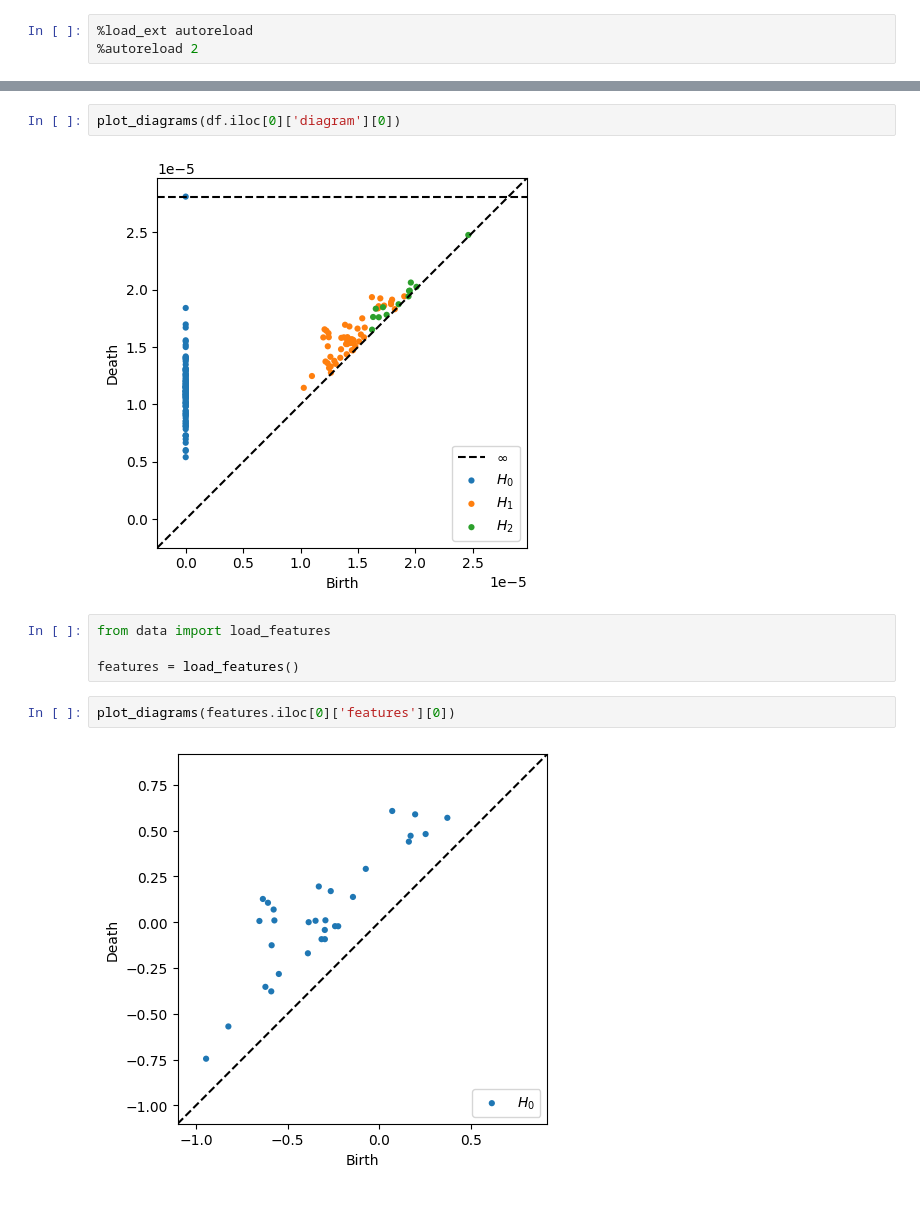
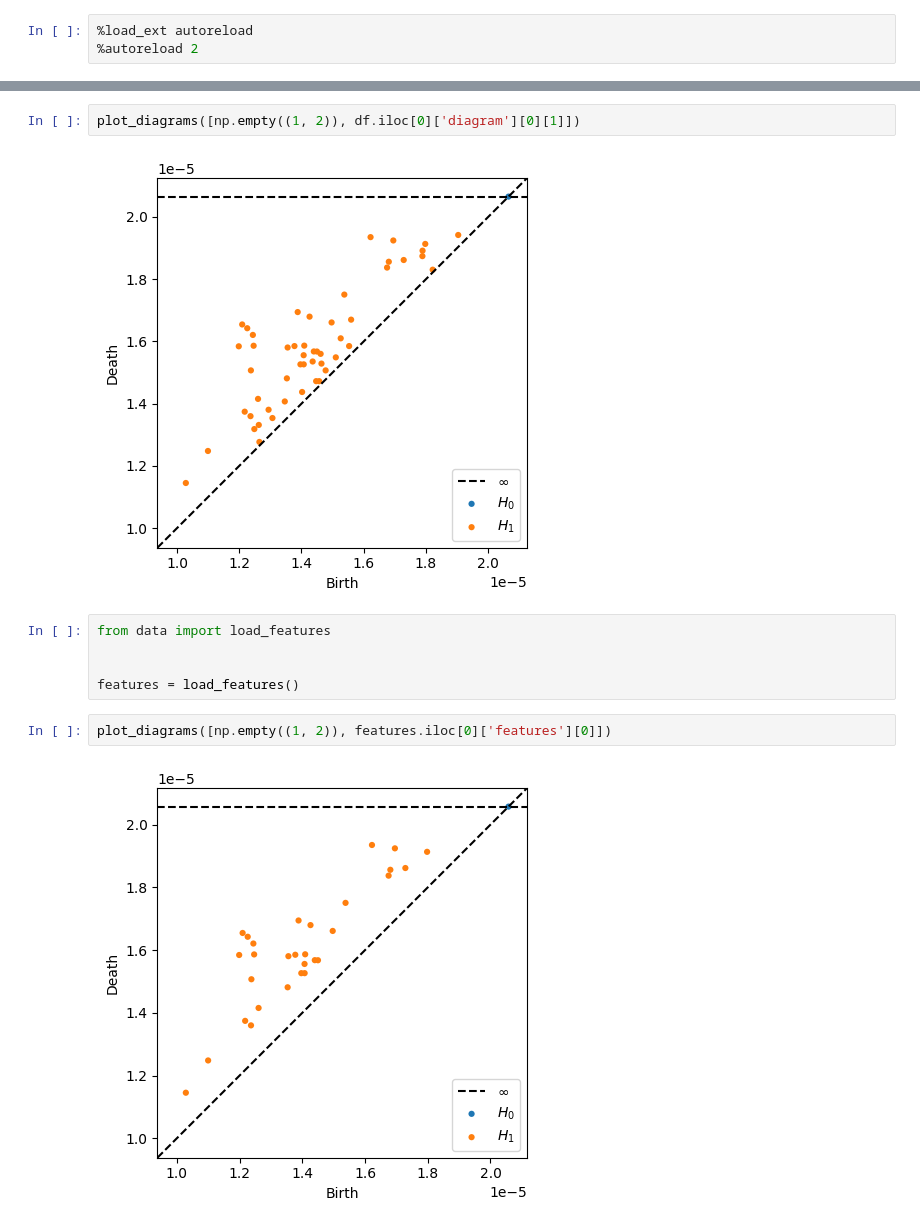
Before and after one commit to HCPS42/asmr-tda, a Jupyter notebook: src/research.ipynb, the cells around one changed output, grey strips where cells are left out. Saved outputs shown, nothing was run; the diff lists cells and outputs as text.

```diff
--- a/src/research.ipynb
+++ b/src/research.ipynb
@@ -48,13 +70,14 @@ from data import load_diagrams
 df = load_diagrams()
 # %%
-plot_diagrams(df.iloc[0]['diagram'][0])
+plot_diagrams([np.empty((1, 2)), df.iloc[0]['diagram'][0][1]])
 # %% [output]
-[figure, old version]
+[figure, new version]
 # %%
 from data import load_features
 
+
 features = load_features()
 # %%
-plot_diagrams(features.iloc[0]['features'][0])
+plot_diagrams([np.empty((1, 2)), features.iloc[0]['features'][0]])
 # %% [output]
-[figure, old version]
+[figure, new version]
```
Also changed, not shown: parts of 16 cells of this notebook, 4 other files.
